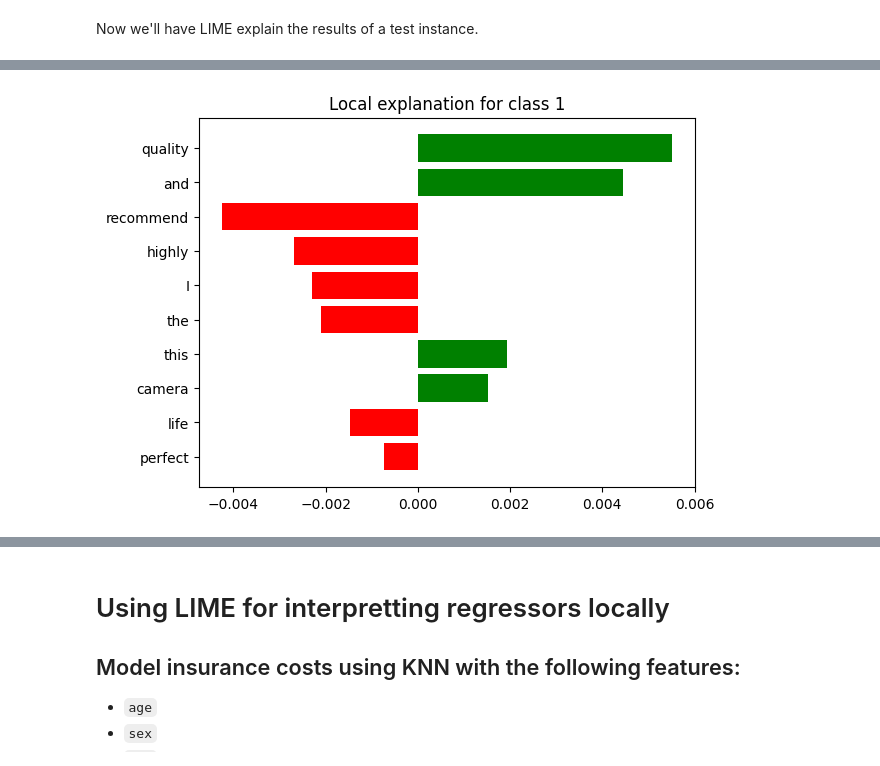
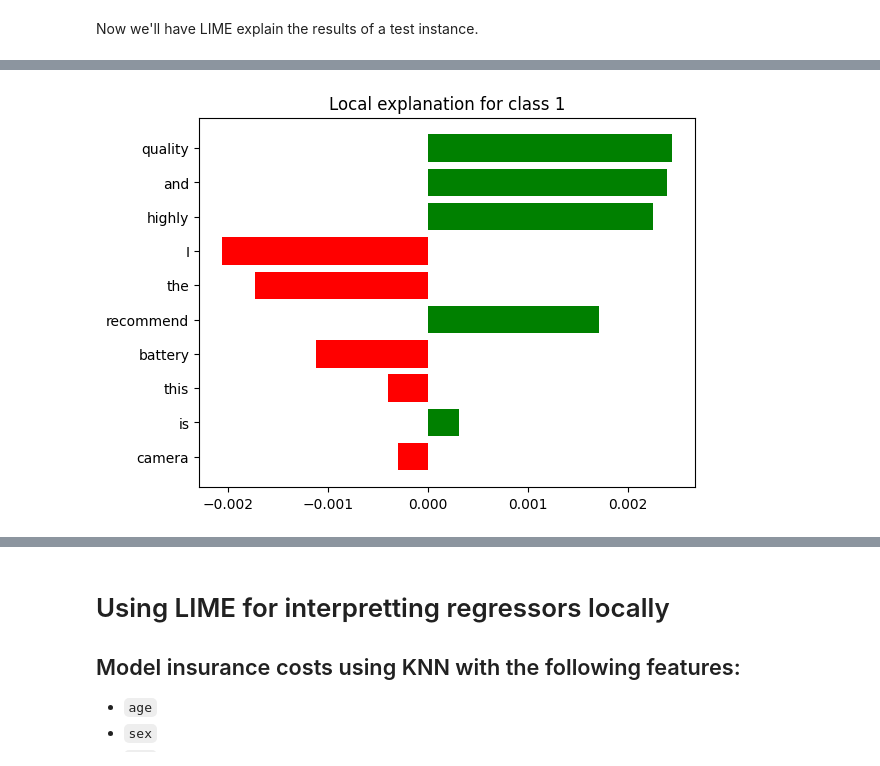
Before and after one commit to MichaelSzczepaniak/MLAIProjects, a Jupyter notebook: ExplainableML/ExplainableML.ipynb, the cells around one changed output, grey strips where cells are left out. Saved outputs shown, nothing was run; the diff lists cells and outputs as text; code cells hidden in the pictures.

Commit message:
clean up model_predict function for text explainer example

```diff
--- a/ExplainableML/ExplainableML.ipynb
+++ b/ExplainableML/ExplainableML.ipynb
@@ -958,25 +966,28 @@ from tensorflow.keras.preprocessing.text import Tokenizer
 from tensorflow.keras.preprocessing.sequence import pad_sequences
 from tensorflow.keras.models import Sequential
 from tensorflow.keras.layers import Embedding, GlobalAveragePooling1D, Dense
+import numpy as np
+from lime.lime_text import LimeTextExplainer
 
 tokenizer = Tokenizer()
-# Define constants needed for preprocessing and modeling
-# max_length = 50
-vocab_size = len(tokenizer.word_index) + 1
 
-# fit tokenizer on the full training dataset instead of just the text instance
+# builds a vocabulary index with each unique word assigned a unique int
 tokenizer.fit_on_texts(df_reviews_train['review'].values)
 vocab_size = len(tokenizer.word_index) + 1
+max_length = 50
 
 # Prepare training sequences and padding
 X_train_seq = tokenizer.texts_to_sequences(df_reviews_train['review'].values)
+# ensure each input has the same length
 X_train_padded = pad_sequences(X_train_seq, maxlen=max_length, padding='post')
 y_train = df_reviews_train['target'].values
 
 # Build a sequential model compatible with binary classification
 model = Sequential([
-    Embedding(input_dim=vocab_size, output_dim=16), #input_length=max_length),
-    GlobalAveragePooling1D(),
+    Embedding(input_dim=vocab_size, output_dim=16), # lookup table that maps each word integer ID to a dense, learnable continuous vector
+    GlobalAveragePooling1D(), # handles variable-length sequence data by averaging the word embeddings across the entire sequence.
+                              # It reduces a 2D matrix (sequence length × embedding size) into a 1D vector (embedding size),
+                              # removing the temporal dimension
     Dense(16, activation='relu'),
     Dense(1, activation='sigmoid')
 ])
@@ -989,18 +1000,17 @@ model.fit(X_train_padded, y_train, epochs=5, batch_size=32, verbose=0)
 # %% [markdown]
 Now we'll have LIME explain the results of a test instance.
 # %%
-from lime.lime_text import LimeTextExplainer
-
 text_instance = "Amazing battery life and the camera quality is perfect! I highly recommend this smartphone."
-
-tokenizer.fit_on_texts(text_instance)
 
 def model_predict(texts):
     sequences = tokenizer.texts_to_sequences(texts)
     padded = pad_sequences(sequences, maxlen=max_length, padding='post')
-    predictions = model.predict(padded)
+    # predict probabilities of positive class
+    pos_probs = model.predict(padded)
+    # calc the negative class probabilities
+    neg_probs = 1 - pos_probs
     # Adjust the shape of predictions to fit LIME's expectation
-    return np.hstack((1-predictions, predictions))
+    return np.hstack((neg_probs, pos_probs))
 
 # Create a LIME text explainer
 explainer = LimeTextExplainer()
@@ -1019 +1029 @@ plt.show()
-[figure, old version]
+[figure, new version]
```
Also changed, not shown: parts of 13 cells of this notebook.
